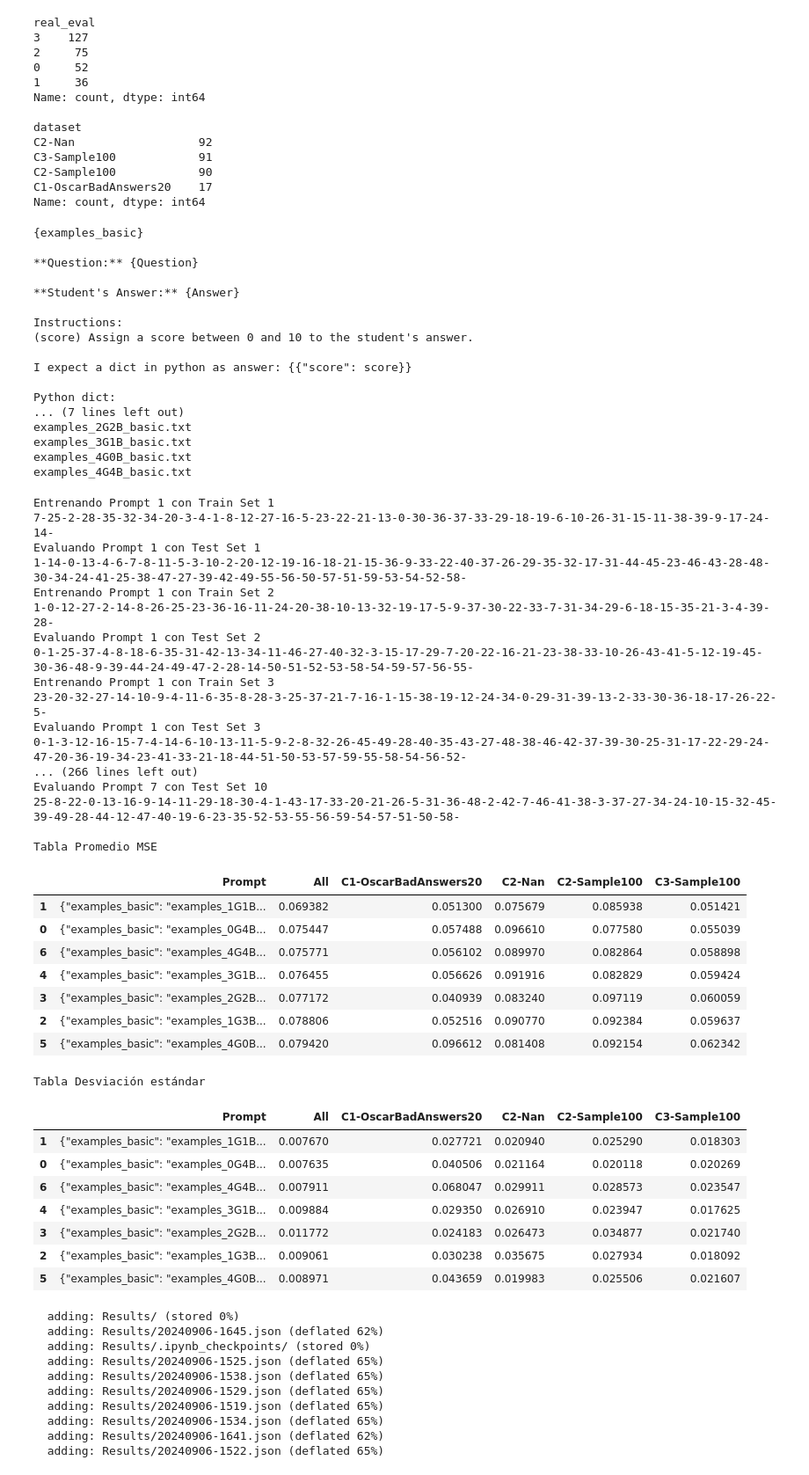
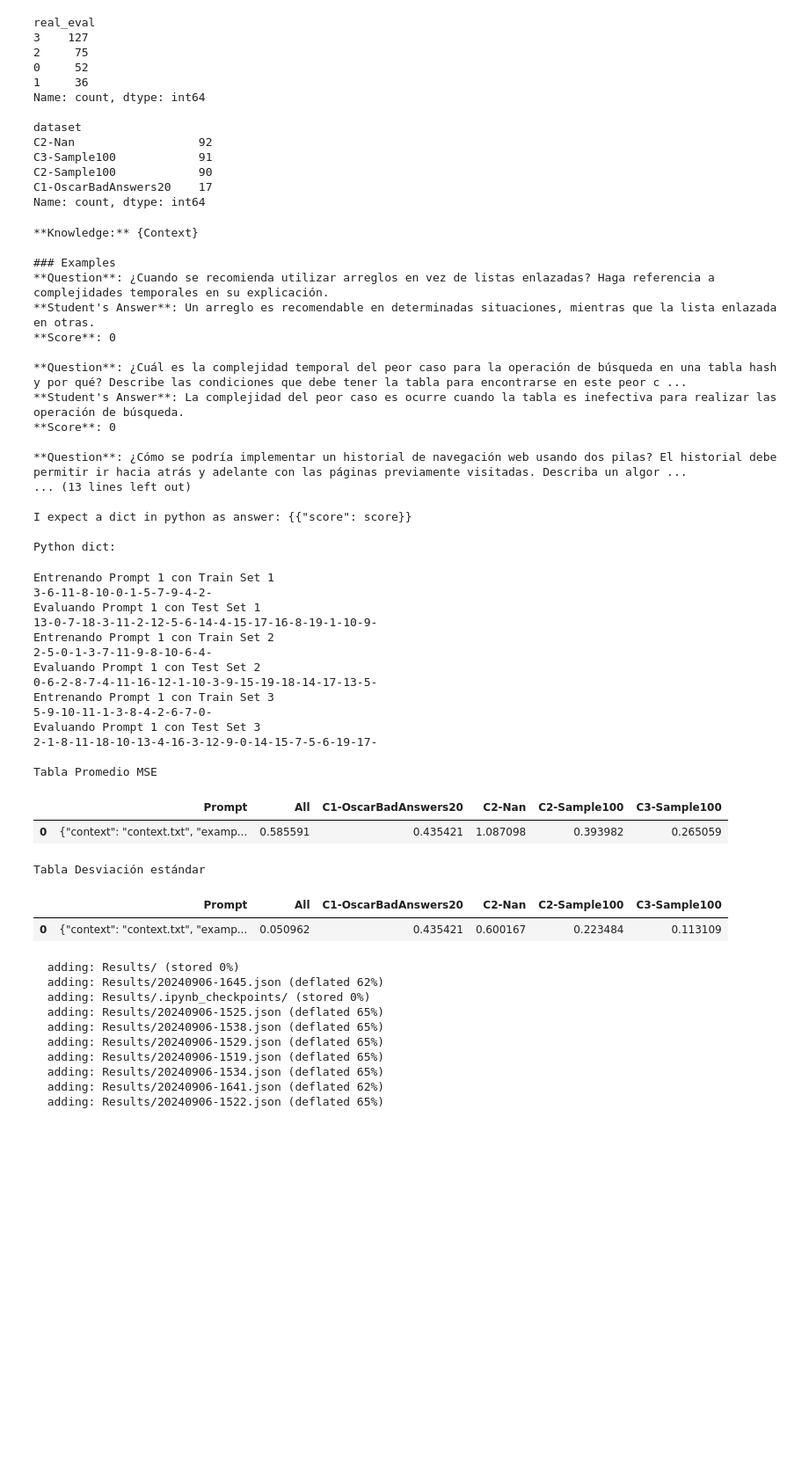
Before and after one commit to OscarRojasG/Experimentos-GPTValidator, a Jupyter notebook: Framework_Experimentos.ipynb, the cells around one changed output. Shown at 88% size. Drawn from its saved outputs; the diff is of its cells as text; code cells hidden in the pictures; blank space fills up the shorter version.

```diff
--- a/Framework_Experimentos.ipynb
+++ b/Framework_Experimentos.ipynb
@@ -467,16 +467,17 @@ class SetPair():
         self.test_set = test_set
 
 # Divide el dataset en conjuntos de entrenamiento/prueba
-def generate_sets(dataset, repetitions, train_set_size, test_set_size, seed=42):
+def generate_sets(dataset, repetitions, train_set_size, test_set_size, seed, repeat_test_set):
     sets = []
     random.seed(seed)
 
     group_size = train_set_size // 4
     for i in range(repetitions):
-        proportions = df['real_eval'].value_counts(normalize=True)
-        samples_per_class = (proportions * test_set_size).round().astype(int)
-        test_set = df.groupby('real_eval', group_keys=False)[df.columns.tolist()].apply(lambda x: x.sample(samples_per_class[x.name], random_state=random.randint(0,100000)))
-        test_set = test_set.reset_index(drop=True)
+        if repeat_test_set == False or i == 0:
+            proportions = df['real_eval'].value_counts(normalize=True)
+            samples_per_class = (proportions * test_set_size).round().astype(int)
+            test_set = df.groupby('real_eval', group_keys=False)[df.columns.tolist()].apply(lambda x: x.sample(samples_per_class[x.name], random_state=random.randint(0,100000)))
+            test_set = test_set.reset_index(drop=True)
 
         train_set = dataset[~dataset.index.isin(test_set.index)]
         train_set = train_set.groupby('real_eval', group_keys=False)[df.columns.tolist()].apply(lambda x: x.sample(group_size, random_state=random.randint(0,100000)))
@@ -565,8 +566,8 @@ def calculate_mse(result_set, normalize):
     return mse_dict
 
 # Evalúa una lista de prompts obtienendo el MSE promedio en M repeticiones
-def experiment(dataset, prompts, repetitions, eval_function, eval_params=None, train_set_size=40, test_set_size=60, seed=42, model="gpt-4o-mini", temperature=0.1, normalize_mse=False):
-    sets = generate_sets(dataset, repetitions, train_set_size, test_set_size, seed)
+def experiment(dataset, prompts, repetitions, eval_function, eval_params=None, train_set_size=40, test_set_size=60, seed=42, model="gpt-4o-mini", temperature=0.1, normalize_mse=False, repeat_test_set=True):
+    sets = generate_sets(dataset, repetitions, train_set_size, test_set_size, seed, repeat_test_set)
     stats = []
     full_df = pd.DataFrame()
 
@@ -723,7 +724,8 @@ C1-OscarBadAnswers20    17
 Name: count, dtype: int64
 # %%
 prompt_data = {
-    "examples_basic": '*',
+    "context": "context.txt",
+    "examples_basic": "examples_0G4B_basic.txt",
     "question": "question.txt",
     "answer": "answer.txt",
     "instructions": {
@@ -735,60 +737,45 @@ prompt_folder = "GPTEvaluator/Experiments/Miniprompts_v2"
 
 prompts = generate_prompts(prompt_data, prompt_folder)
 # %% [output]
-{examples_basic}
+**Knowledge:** {Context}
 
-**Question:** {Question}
+### Examples
+**Question**: ¿Cuando se recomienda utilizar arreglos en vez de listas enlazadas? Haga referencia a complejidades temporales en su explicación.
+**Student's Answer**: Un arreglo es recomendable en determinadas situaciones, mientras que la lista enlazada en otras.
+**Score**: 0
 
-**Student's Answer:** {Answer}
+**Question**: ¿Cuál es la complejidad temporal del peor caso para la operación de búsqueda en una tabla hash y por qué? Describe las condiciones que debe tener la tabla para encontrarse en este peor c ...
+**Student's Answer**: La complejidad del peor caso es ocurre cuando la tabla es inefectiva para realizar las operación de búsqueda.
+**Score**: 0
 
-Instructions:
-(score) Assign a score between 0 and 10 to the student's answer.
+**Question**: ¿Cómo se podría implementar un historial de navegación web usando dos pilas? El historial debe permitir ir hacia atrás y adelante con las páginas previamente visitadas. Describa un algor ...
+... (13 lines left out)
 
 I expect a dict in python as answer: {{"score": score}}
 
 Python dict:
-... (7 lines left out)
-examples_2G2B_basic.txt
-examples_3G1B_basic.txt
-examples_4G0B_basic.txt
-examples_4G4B_basic.txt
 # %%
-x = experiment(df, prompts, repetitions=10, eval_function="map", eval_params=None, train_set_size=40, test_set_size=60, seed=42, model="gpt-4o-mini", temperature=0.1, normalize_mse=True)
+x = experiment(df, prompts, repetitions=3, eval_function="map", eval_params=None, train_set_size=12, test_set_size=20, seed=42, model="gpt-4o-mini", temperature=0.1, normalize_mse=False, repeat_test_set=False)
 # %% [output]
 Entrenando Prompt 1 con Train Set 1
-7-25-2-28-35-32-34-20-3-4-1-8-12-27-16-5-23-22-21-13-0-30-36-37-33-29-18-19-6-10-26-31-15-11-38-39-9-17-24-14-
+3-6-11-8-10-0-1-5-7-9-4-2-
 Evaluando Prompt 1 con Test Set 1
-1-14-0-13-4-6-7-8-11-5-3-10-2-20-12-19-16-18-21-15-36-9-33-22-40-37-26-29-35-32-17-31-44-45-23-46-43-28-48-30-34-24-41-25-38-47-27-39-42-49-55-56-50-57-51-59-53-54-52-58-
+13-0-7-18-3-11-2-12-5-6-14-4-15-17-16-8-19-1-10-9-
 Entrenando Prompt 1 con Train Set 2
-1-0-12-27-2-14-8-26-25-23-36-16-11-24-20-38-10-13-32-19-17-5-9-37-30-22-33-7-31-34-29-6-18-15-35-21-3-4-39-28-
+2-5-0-1-3-7-11-9-8-10-6-4-
 Evaluando Prompt 1 con Test Set 2
-0-1-25-37-4-8-18-6-35-31-42-13-34-11-46-27-40-32-3-15-17-29-7-20-22-16-21-23-38-33-10-26-43-41-5-12-19-45-30-36-48-9-39-44-24-49-47-2-28-14-50-51-52-53-58-54-59-57-56-55-
+0-6-2-8-7-4-11-16-12-1-10-3-9-15-19-18-14-17-13-5-
 Entrenando Prompt 1 con Train Set 3
-23-20-32-27-14-10-9-4-11-6-35-8-28-3-25-37-21-7-16-1-15-38-19-12-24-34-0-29-31-39-13-2-33-30-36-18-17-26-22-5-
+5-9-10-11-1-3-8-4-2-6-7-0-
 Evaluando Prompt 1 con Test Set 3
-0-1-3-12-16-15-7-4-14-6-10-13-11-5-9-2-8-32-26-45-49-28-40-35-43-27-48-38-46-42-37-39-30-25-31-17-22-29-24-47-20-36-19-34-23-41-33-21-18-44-51-50-53-57-59-55-58-54-56-52-
-... (266 lines left out)
-Evaluando Prompt 7 con Test Set 10
-25-8-22-0-13-16-9-14-11-29-18-30-4-1-43-17-33-20-21-26-5-31-36-48-2-42-7-46-41-38-3-37-27-34-24-10-15-32-45-39-49-28-44-12-47-40-19-6-23-35-52-53-55-56-59-54-57-51-50-58-
+2-1-8-11-18-10-13-4-16-3-12-9-0-14-15-7-5-6-19-17-
 
 Tabla Promedio MSE
 |  | Prompt | All | C1-OscarBadAnswers20 | C2-Nan | C2-Sample100 | C3-Sample100 |
-| 1 | {"examples_basic": "examples_1G1B... | 0.069382 | 0.051300 | 0.075679 | 0.085938 | 0.051421 |
-| 0 | {"examples_basic": "examples_0G4B... | 0.075447 | 0.057488 | 0.096610 | 0.077580 | 0.055039 |
-| 6 | {"examples_basic": "examples_4G4B... | 0.075771 | 0.056102 | 0.089970 | 0.082864 | 0.058898 |
-| 4 | {"examples_basic": "examples_3G1B... | 0.076455 | 0.056626 | 0.091916 | 0.082829 | 0.059424 |
-| 3 | {"examples_basic": "examples_2G2B... | 0.077172 | 0.040939 | 0.083240 | 0.097119 | 0.060059 |
-| 2 | {"examples_basic": "examples_1G3B... | 0.078806 | 0.052516 | 0.090770 | 0.092384 | 0.059637 |
-| 5 | {"examples_basic": "examples_4G0B... | 0.079420 | 0.096612 | 0.081408 | 0.092154 | 0.062342 |
+| 0 | {"context": "context.txt", "examp... | 0.585591 | 0.435421 | 1.087098 | 0.393982 | 0.265059 |
 Tabla Desviación estándar
 |  | Prompt | All | C1-OscarBadAnswers20 | C2-Nan | C2-Sample100 | C3-Sample100 |
-| 1 | {"examples_basic": "examples_1G1B... | 0.007670 | 0.027721 | 0.020940 | 0.025290 | 0.018303 |
-| 0 | {"examples_basic": "examples_0G4B... | 0.007635 | 0.040506 | 0.021164 | 0.020118 | 0.020269 |
-| 6 | {"examples_basic": "examples_4G4B... | 0.007911 | 0.068047 | 0.029911 | 0.028573 | 0.023547 |
-| 4 | {"examples_basic": "examples_3G1B... | 0.009884 | 0.029350 | 0.026910 | 0.023947 | 0.017625 |
-| 3 | {"examples_basic": "examples_2G2B... | 0.011772 | 0.024183 | 0.026473 | 0.034877 | 0.021740 |
-| 2 | {"examples_basic": "examples_1G3B... | 0.009061 | 0.030238 | 0.035675 | 0.027934 | 0.018092 |
-| 5 | {"examples_basic": "examples_4G0B... | 0.008971 | 0.043659 | 0.019983 | 0.025506 | 0.021607 |
+| 0 | {"context": "context.txt", "examp... | 0.050962 | 0.435421 | 0.600167 | 0.223484 | 0.113109 |
 # %%
 !zip -r Results.zip Results/
 # %% [output]
```
